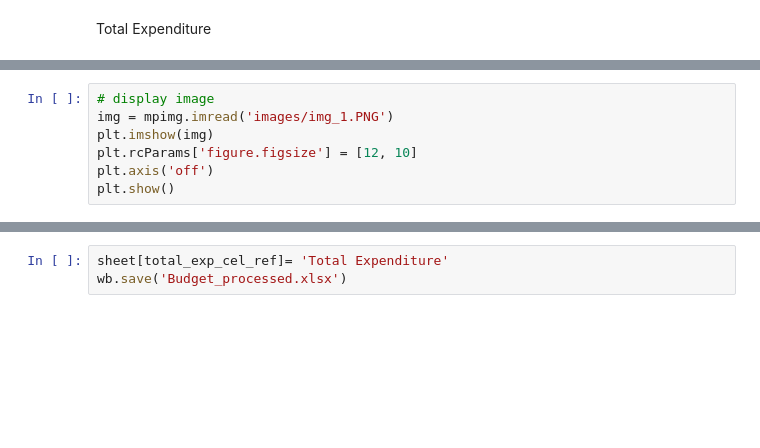
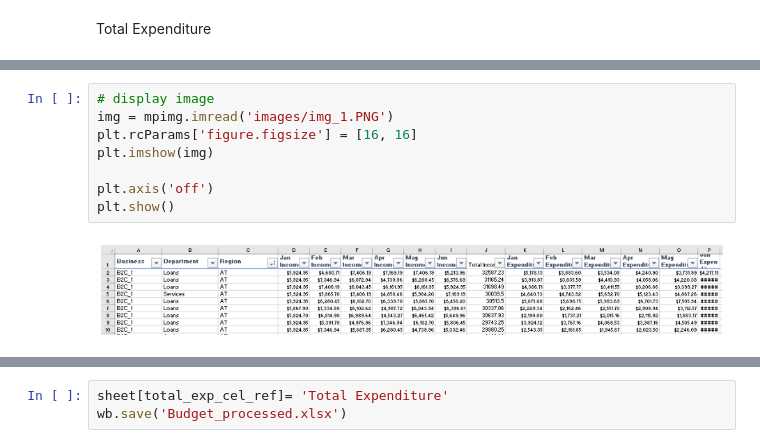
Before and after one commit to datalover2023/Module_4, a Jupyter notebook: Budget_UseCase_Module_4.ipynb, the cells around one changed output, grey strips where cells are left out. Drawn from its saved outputs; the diff is of its cells as text; blank space fills up the shorter version.

```diff
--- a/Budget_UseCase_Module_4.ipynb
+++ b/Budget_UseCase_Module_4.ipynb
@@ -724,8 +831,11 @@ print('expenditure starts at column: ', xl_col_to_name(expenditure_start),
 # %%
 # display image
 img = mpimg.imread('images/img_1.PNG')
+plt.rcParams['figure.figsize'] = [16, 16]
 plt.imshow(img)
-plt.rcParams['figure.figsize'] = [12, 10]
+
 plt.axis('off')
 plt.show()
+# %% [output]
+[figure, added]
 # %%
```
Also changed, not shown: parts of 82 cells of this notebook.
